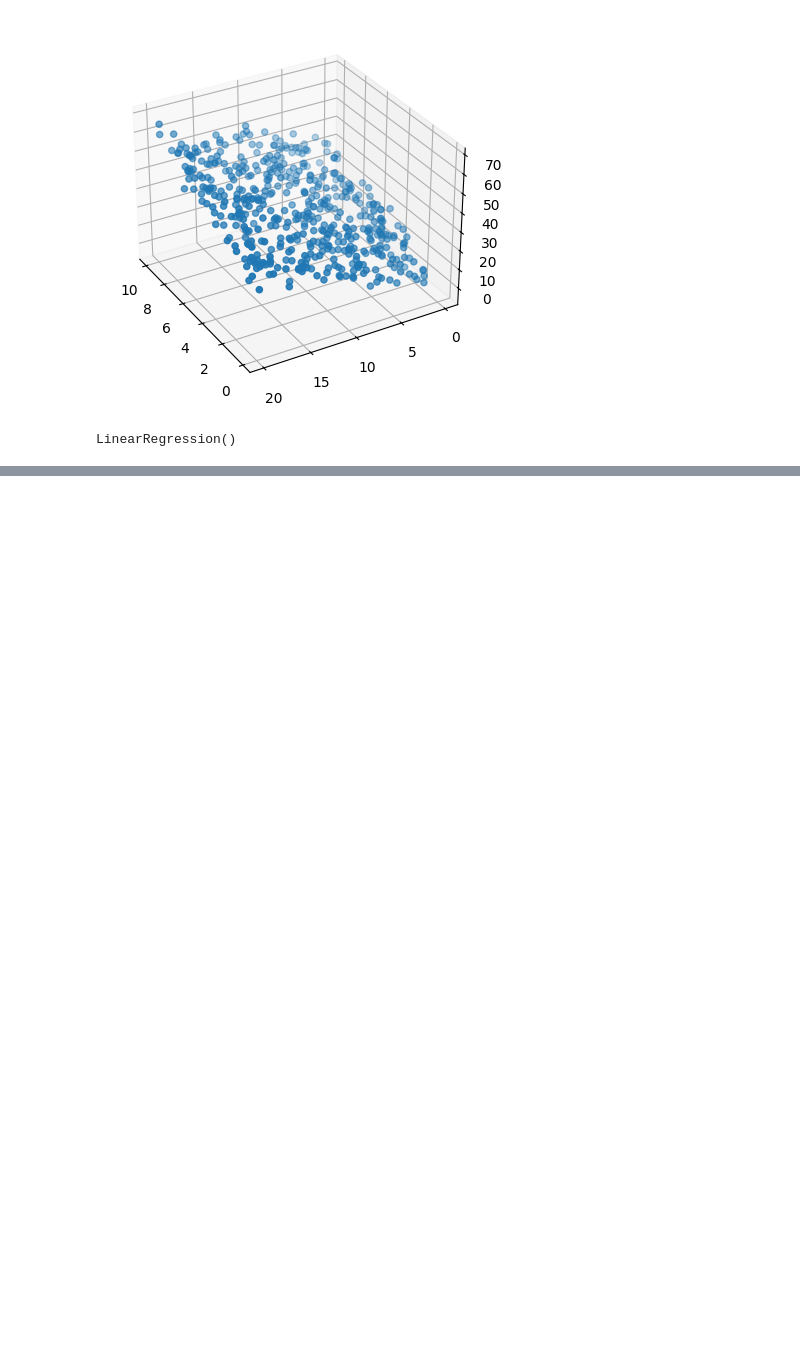
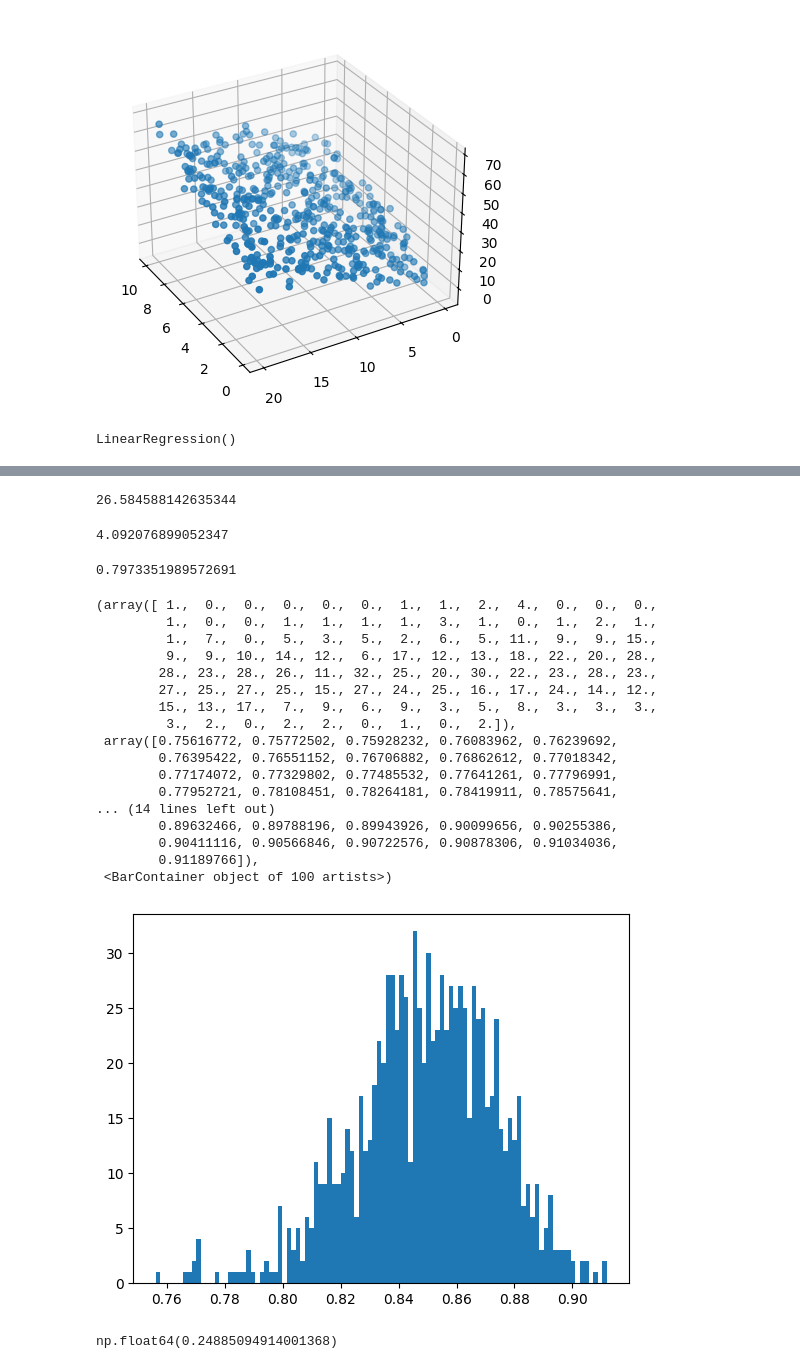
Before and after one commit to asegura4488/EDCO_IntroCienciaDatos, a Jupyter notebook: Semana4/RegresionLinealConceptos.ipynb, the cells around one changed output, grey strips where cells are left out. Drawn from its saved outputs; the diff is of its cells as text; code cells hidden in the pictures; blank space fills up the shorter version.

```diff
--- a/Semana4/RegresionLinealConceptos.ipynb
+++ b/Semana4/RegresionLinealConceptos.ipynb
@@ -91,0 +106,4 @@ plt.show()
+# %%
+for i in range(30):
+  y_pred = params[0] + params[1]*X[i][0] + params[2]*X[i][1]
+  print(y_pred,Y[i], y_pred-Y[i])
@@ -91,0 +143,46 @@ plt.show()
+# %%
+# Nos estamos engañando, debemos evaluar las metricas en datos que no haya visto el modelo
+YPred = Model.predict(XTest)
+# %%
+mean_squared_error(YTest, YPred)
+# %% [output]
+26.584588142635344
+# %%
+mean_absolute_error(YTest, YPred)
+# %% [output]
+4.092076899052347
+# %%
+r2_score(YTest, YPred)
+# %% [output]
+0.7973351989572691
+# %%
+mean_ = []
+for i in range(1000):
+  XTrain, XTest, YTrain, YTest = train_test_split(X, Y, test_size=0.2)
+  Model = LinearRegression()
+  Model.fit(XTrain, YTrain)
+  YPred = Model.predict(XTest)
+  mean = mean_squared_error(YTest, YPred)
+  r2 = r2_score(YTest, YPred)
+  mean_.append(r2)
+# %%
+plt.hist(mean_, bins=100)
+# %% [output]
+(array([ 1.,  0.,  0.,  0.,  0.,  0.,  1.,  1.,  2.,  4.,  0.,  0.,  0.,
+         1.,  0.,  0.,  1.,  1.,  1.,  1.,  3.,  1.,  0.,  1.,  2.,  1.,
+         1.,  7.,  0.,  5.,  3.,  5.,  2.,  6.,  5., 11.,  9.,  9., 15.,
+         9.,  9., 10., 14., 12.,  6., 17., 12., 13., 18., 22., 20., 28.,
+        28., 23., 28., 26., 11., 32., 25., 20., 30., 22., 23., 28., 23.,
+        27., 25., 27., 25., 15., 27., 24., 25., 16., 17., 24., 14., 12.,
+        15., 13., 17.,  7.,  9.,  6.,  9.,  3.,  5.,  8.,  3.,  3.,  3.,
+         3.,  2.,  0.,  2.,  2.,  0.,  1.,  0.,  2.]),
+ array([0.75616772, 0.75772502, 0.75928232, 0.76083962, 0.76239692,
+        0.76395422, 0.76551152, 0.76706882, 0.76862612, 0.77018342,
+        0.77174072, 0.77329802, 0.77485532, 0.77641261, 0.77796991,
+        0.77952721, 0.78108451, 0.78264181, 0.78419911, 0.78575641,
+... (14 lines left out)
+        0.89632466, 0.89788196, 0.89943926, 0.90099656, 0.90255386,
+        0.90411116, 0.90566846, 0.90722576, 0.90878306, 0.91034036,
+        0.91189766]),
+ <BarContainer object of 100 artists>)
+[figure, added]
@@ -91,0 +192,5 @@ plt.show()
+# %%
+residuales = YTest - Model.predict(XTest)
+np.mean(residuales)
+# %% [output]
+np.float64(0.24885094914001368)
```
Also changed, not shown: parts of 17 cells of this notebook.
